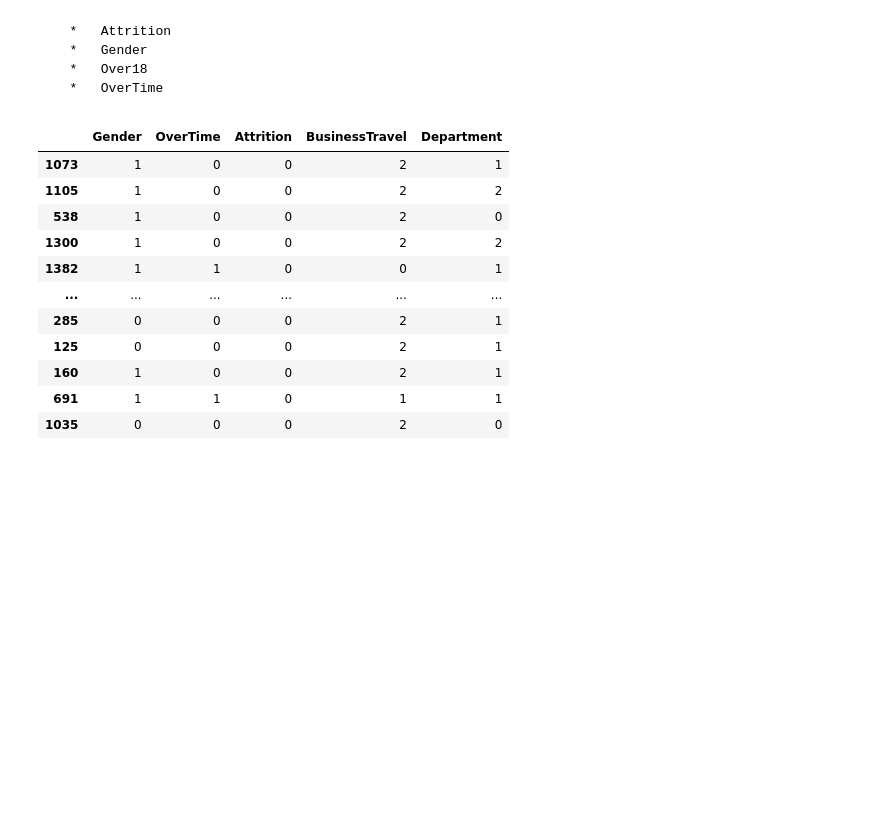
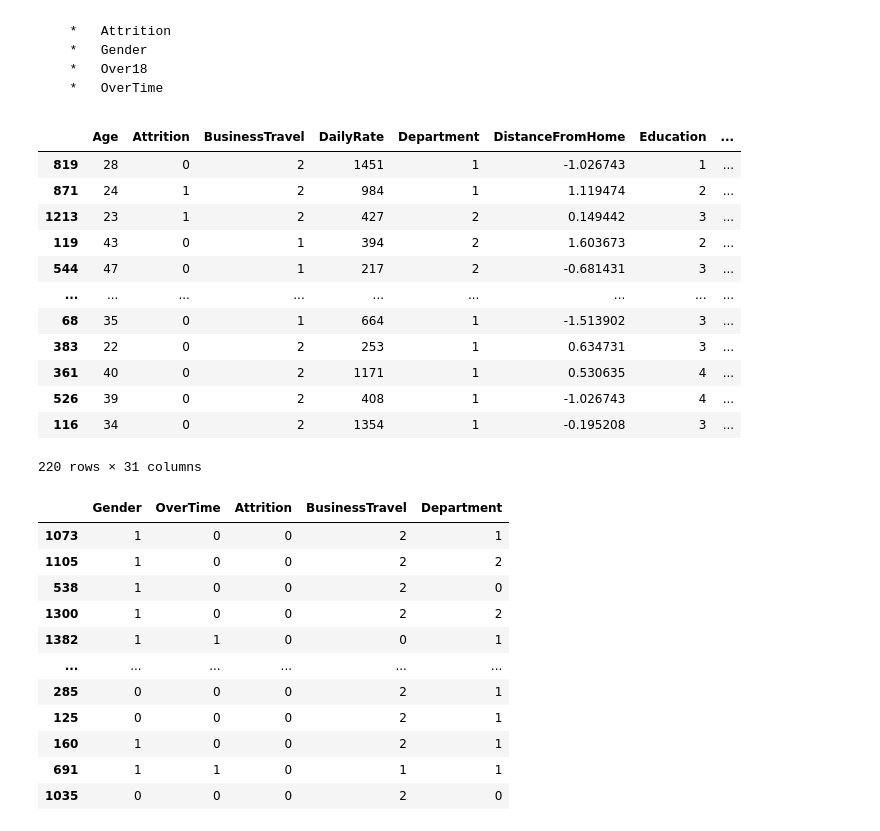
Before and after one commit to fran-dev-front/actividad2_3, a Jupyter notebook: Actividad_Semanas_3_y_4.ipynb, the cells around one changed output. Cells and saved outputs as stored; diff of their text form; code cells hidden in the pictures; blank space fills up the shorter version.

```diff
--- a/Actividad_Semanas_3_y_4.ipynb
+++ b/Actividad_Semanas_3_y_4.ipynb
@@ -378,13 +378,28 @@ ytestT = ytest.copy()
 # %%
 binaryColumns = ["Gender", "OverTime", "Attrition","BusinessTravel","Department"]
 le = LabelEncoder()
 # Transformación de las variables binarias con LabelEncoder
 for i in binaryColumns:
     XtrainT[i]
     le.fit(XtrainT[i])
     XtrainT[i] = le.transform(XtrainT[i])
     XvalT[i] = le.transform(XvalT[i])
     XtestT[i] = le.transform(XtestT[i])
+XtestT
+# %% [output]
+|  | Age | Attrition | BusinessTravel | DailyRate | Department | DistanceFromHome | Education | ... |
+| 819 | 28 | 0 | 2 | 1451 | 1 | -1.026743 | 1 | ... |
+| 871 | 24 | 1 | 2 | 984 | 1 | 1.119474 | 2 | ... |
+| 1213 | 23 | 1 | 2 | 427 | 2 | 0.149442 | 3 | ... |
+| 119 | 43 | 0 | 1 | 394 | 2 | 1.603673 | 2 | ... |
+| 544 | 47 | 0 | 1 | 217 | 2 | -0.681431 | 3 | ... |
+| ... | ... | ... | ... | ... | ... | ... | ... | ... |
+| 68 | 35 | 0 | 1 | 664 | 1 | -1.513902 | 3 | ... |
+| 383 | 22 | 0 | 2 | 253 | 1 | 0.634731 | 3 | ... |
+| 361 | 40 | 0 | 2 | 1171 | 1 | 0.530635 | 4 | ... |
+| 526 | 39 | 0 | 2 | 408 | 1 | -1.026743 | 4 | ... |
+| 116 | 34 | 0 | 2 | 1354 | 1 | -0.195208 | 3 | ... |
+220 rows × 31 columns
 # %%
 XtrainT[binaryColumns]
 # %% [output]
```
Also changed, not shown: parts of 13 cells of this notebook.
